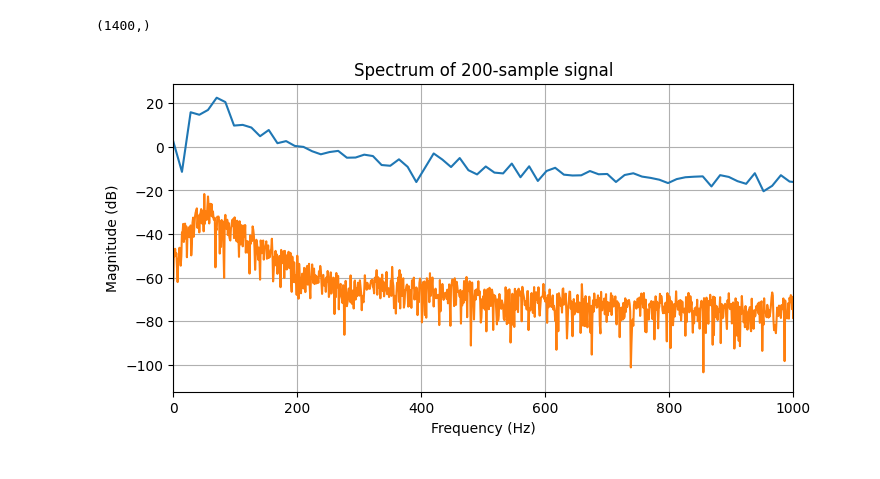
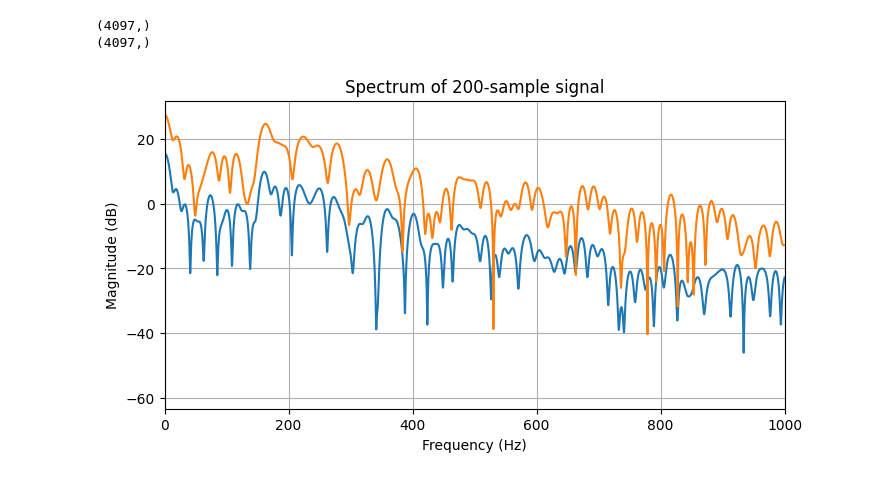
Before and after one commit to cwcyenk/PVC-SLP-Reproduction, a Jupyter notebook: PVC-SLP_encoder.ipynb, the cells around one changed output. Drawn from its saved outputs; the diff is of its cells as text; code cells hidden in the pictures.

```diff
--- a/PVC-SLP_encoder.ipynb
+++ b/PVC-SLP_encoder.ipynb
@@ -121,12 +122,9 @@ def slp_coefficients(x, K=20, gamma_range=np.linspace(0.01, 1.5, 30)):
 
     gamma_opt = gamma_range[best_idx]
     a_opt = solutions[best_idx]
+    x_tilde = X @ a_opt
 
-    residual_norms = y - X @ a_opt
-
-    return a_opt, residual_norms
-
-    #return a_opt, gamma_opt, coeff_norms, residual_norms
+    return a_opt, gamma_opt, coeff_norms, residual_norms, x_tilde
 # %%
 # -----------------------------------------------------------
 # Step 3: SLP to RC (Levinson recursion simplified)
@@ -377,30 +404,36 @@ KeyError: 'Symbols not present in Huffman dict (first 10): [-2]'
 # %%
 import matplotlib.pyplot as plt
 
-X = np.fft.rfft(acc_combined_cut_frame)
-freqs = np.fft.rfftfreq(200, 1/2800)
+nfft = 8192
+fs = 2800
+acc_combined_cut_frame_rfft = np.fft.rfft(acc_combined_cut_frame, n=nfft)
+freqs = np.fft.rfftfreq(nfft, 1/fs)
 
-mag_db = 20 * np.log10(np.abs(X) + 1e-12)
+mag_db = 20 * np.log10(np.abs(acc_combined_cut_frame_rfft) + 1e-12)
 
-R = np.fft.rfft(r)         # FFT
-R_db = 20*np.log10(np.abs(R)+1e-12)
+x_tilde_rfft = np.fft.rfft(x_tilde, n=nfft)
+#R = np.fft.rfft(r)         # FFT
+#R_db = 20*np.log10(np.abs(R)+1e-12)
+x_tilde_rfft_db = 20*np.log10(np.abs(x_tilde_rfft)+1e-12)
 
-haha = 20 * np.log10(np.abs(acc_combined_cut_fft) + 1e-12)
+#haha = 20 * np.log10(np.abs(acc_combined_cut_fft) + 1e-12)
 
-print(haha.shape)
+print(acc_combined_cut_frame_rfft.shape)
+print(x_tilde_rfft_db.shape)
 
 plt.figure(figsize=(8,4))
 plt.plot(freqs, mag_db)
-plt.plot(np.arange(1400), haha)
+plt.plot(freqs, x_tilde_rfft_db)
 plt.xlim(0, 1000)
 plt.xlabel("Frequency (Hz)")
 plt.ylabel("Magnitude (dB)")
 plt.title("Spectrum of 200-sample signal")
 plt.grid(True)
 plt.show()
 # %% [output]
-(1400,)
+(4097,)
+(4097,)
-[figure, old version]
+[figure, new version]
 # %%
 import numpy as np
 import matplotlib.pyplot as plt
```
Also changed, not shown: parts of 5 cells of this notebook.
